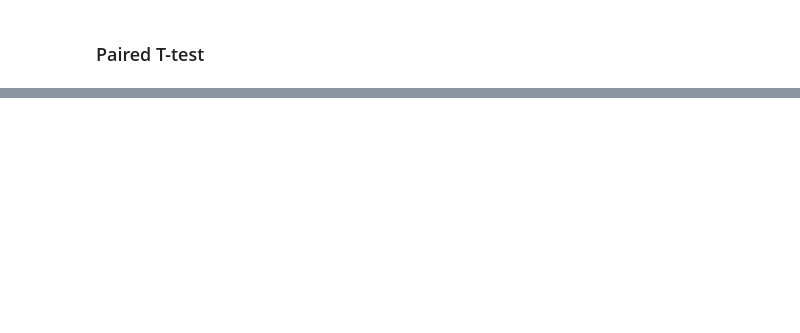
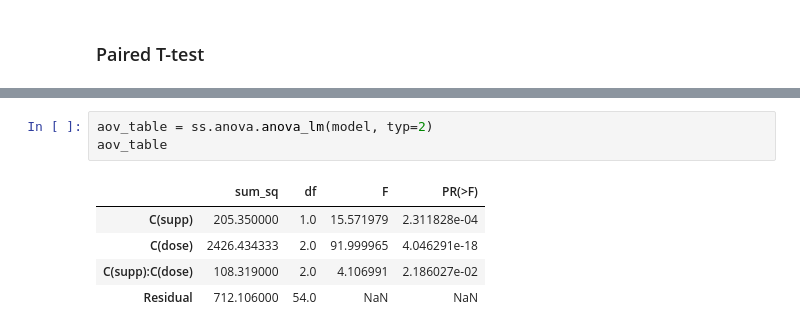
Before and after one commit to outtoin/statistics_practice, a Jupyter notebook: Statistics.ipynb, the cells around one changed output, grey strips where cells are left out. Cells and saved outputs as stored; diff of their text form; blank space fills up the shorter version.

```diff
--- a/Statistics.ipynb
+++ b/Statistics.ipynb
@@ -64,0 +208,9 @@ print(np.mean(afterheights))
+# %%
+aov_table = ss.anova.anova_lm(model, typ=2)
+aov_table
+# %% [output]
+|  | sum_sq | df | F | PR(>F) |
+| C(supp) | 205.350000 | 1.0 | 15.571979 | 2.311828e-04 |
+| C(dose) | 2426.434333 | 2.0 | 91.999965 | 4.046291e-18 |
+| C(supp):C(dose) | 108.319000 | 2.0 | 4.106991 | 2.186027e-02 |
+| Residual | 712.106000 | 54.0 | NaN | NaN |
```
Also changed, not shown: parts of 20 cells of this notebook.
